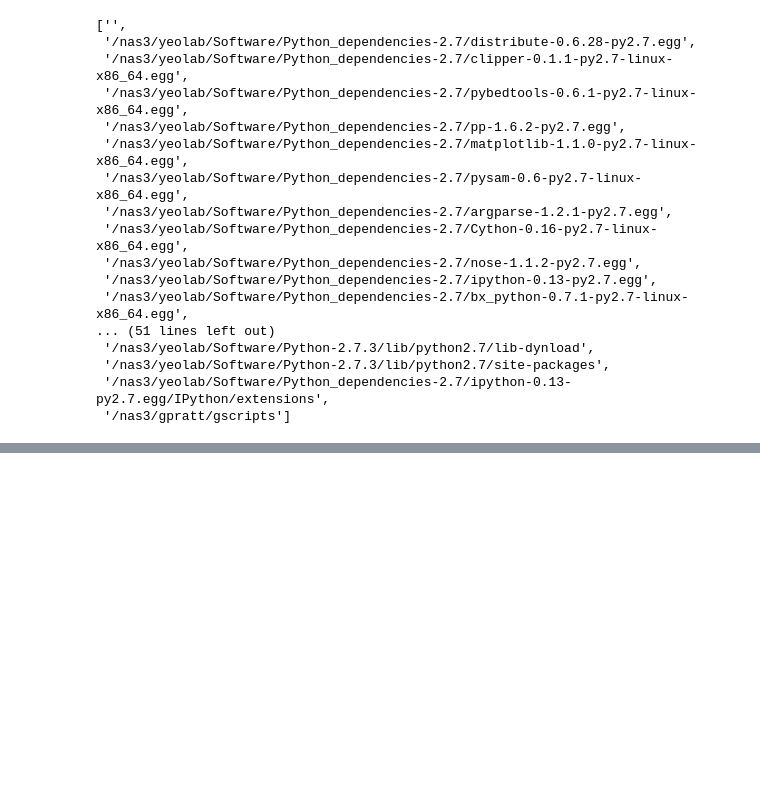
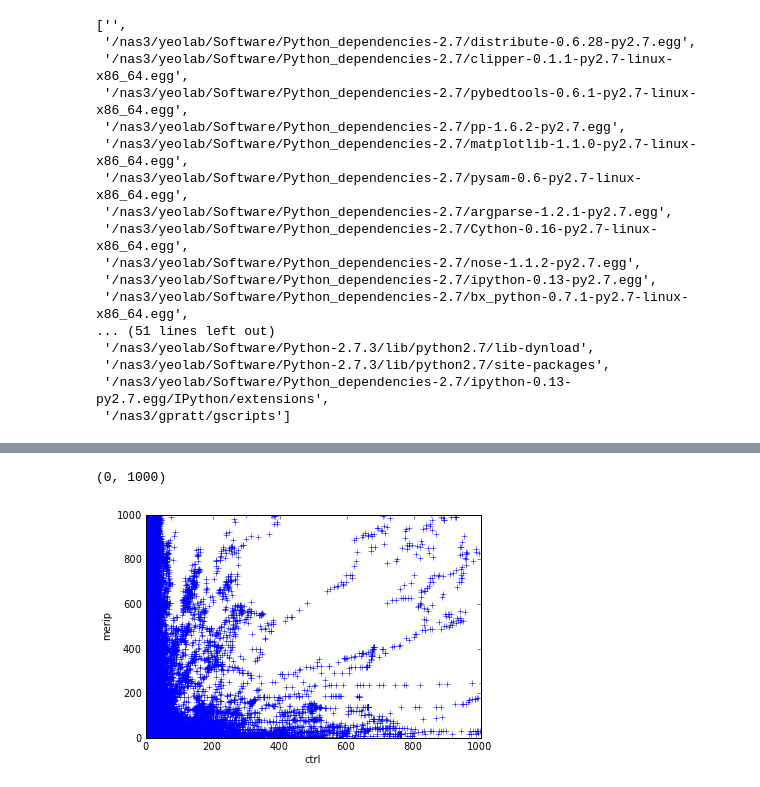
Before and after one commit to gpratt/iPython_Notebook, a Jupyter notebook: m6a_analysis.ipynb, the cells around one changed output, grey strips where cells are left out. Drawn from its saved outputs; the diff is of its cells as text; code cells hidden in the pictures; blank space fills up the shorter version.

```diff
--- a/m6a_analysis.ipynb
+++ b/m6a_analysis.ipynb
@@ -73,0 +127,9 @@ AGO2                8.501441
+# %%
+plot(sample3_ctrl_array, sample3_merip_array, "+")
+xlabel("ctrl")
+ylabel("merip")
+xlim( (0, 1000) )
+ylim( (0, 1000) )
+# %% [output]
+(0, 1000)
+[figure, added]
```
Also changed, not shown: parts of 11 cells of this notebook.
